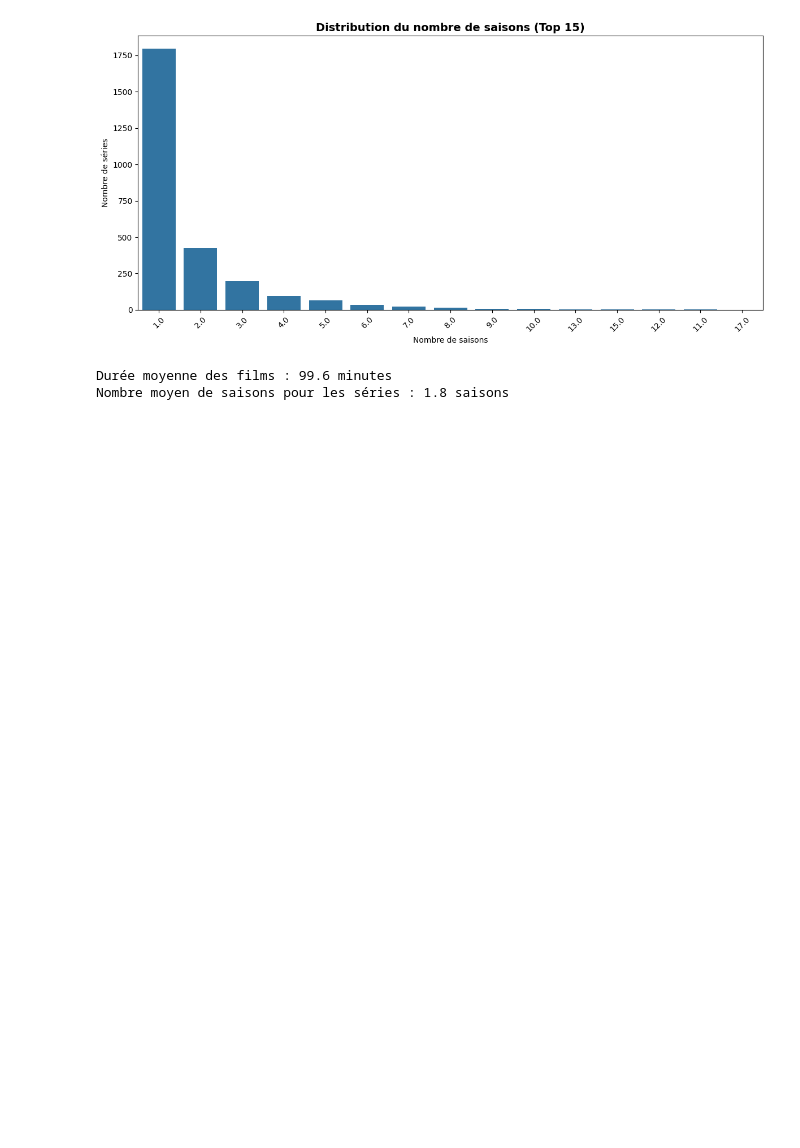
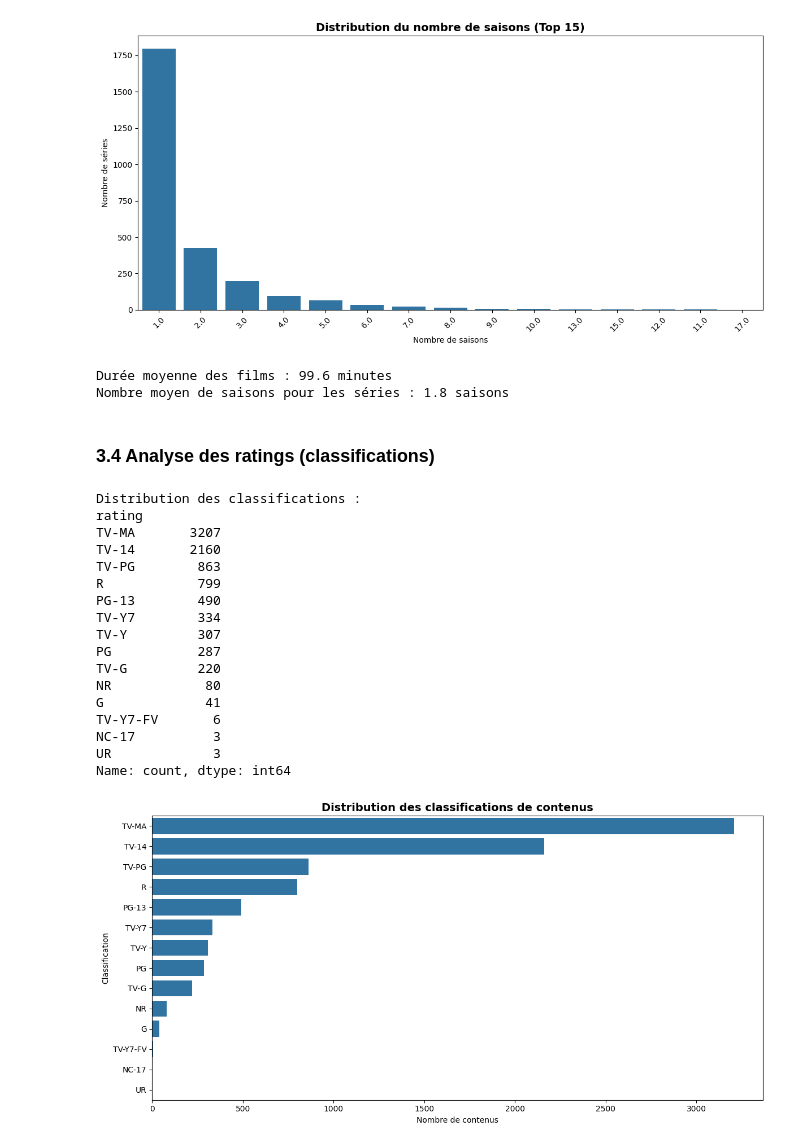
Before and after one commit to LaPoulePunto/netflix-eda-analyse, a Jupyter notebook: main.ipynb, the cells around one changed output. Cells and saved outputs as stored; diff of their text form; code cells hidden in the pictures; blank space fills up the shorter version.

Commit message:
Analyse des classifications

```diff
--- a/main.ipynb
+++ b/main.ipynb
@@ -529,3 +529,41 @@ print(f"Nombre moyen de saisons pour les séries : {df_shows['num_seasons'].mean
 [figure]
 Durée moyenne des films : 99.6 minutes
 Nombre moyen de saisons pour les séries : 1.8 saisons
+# %% [markdown]
+### 3.4 Analyse des ratings (classifications)
+# %%
+rating_counts = df['rating'].value_counts()
+
+print("Distribution des classifications :")
+print(rating_counts)
+
+plt.figure(figsize=(12, 6))
+sns.countplot(data=df, y='rating', order=rating_counts.index)
+plt.title('Distribution des classifications de contenus', fontsize=14, fontweight='bold')
+plt.xlabel('Nombre de contenus')
+plt.ylabel('Classification')
+plt.tight_layout()
+plt.show()
+
+fig = px.pie(values=rating_counts.values, names=rating_counts.index,
+             title='Répartition des classifications de contenus Netflix')
+fig.show()
+# %% [output]
+Distribution des classifications :
+rating
+TV-MA       3207
+TV-14       2160
+TV-PG        863
+R            799
+PG-13        490
+TV-Y7        334
+TV-Y         307
+PG           287
+TV-G         220
+NR            80
+G             41
+TV-Y7-FV       6
+NC-17          3
+UR             3
+Name: count, dtype: int64
+[figure, added]
```
